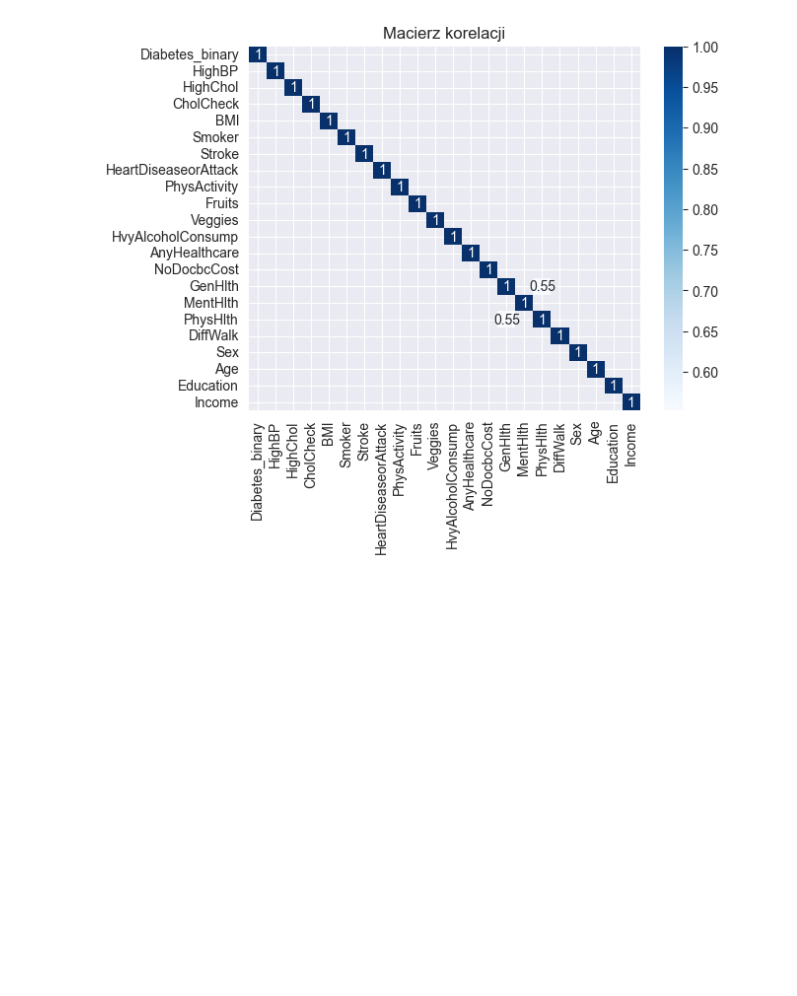
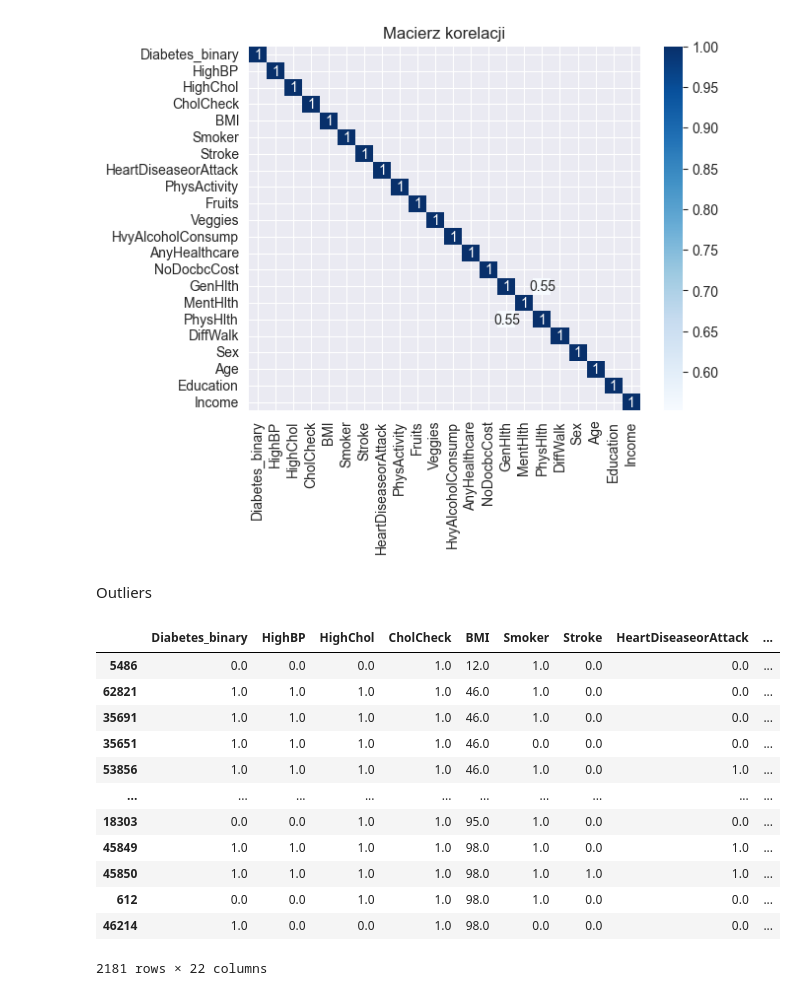
Before and after one commit to p0mona/diploma, a Jupyter notebook: main.ipynb, the cells around one changed output. Drawn from its saved outputs; the diff is of its cells as text; code cells hidden in the pictures; blank space fills up the shorter version.

```diff
--- a/main.ipynb
+++ b/main.ipynb
@@ -215,7 +215,32 @@ plt.show()
 # Dużej korelacji nie ma, ale trzeba zwracać uwagę na GenHlth-PhysHlth
 # %% [output]
 [figure]
+# %% [markdown]
+Outliers
 # %%
 # nic nie robię z outliers opróc BMI?
+# co ze skalowaniem i standaryzacja
 
-# co ze skalowaniem i standaryzacja
+Q1 = data['BMI'].quantile(0.25)
+Q3 = data['BMI'].quantile(0.75)
+IQR = Q3 - Q1
+
+low_limit = Q1 - 1.5 * IQR
+high_limit = Q3 + 1.5 * IQR
+
+outliers = data[(data['BMI'] < low_limit) | (data['BMI'] > high_limit)]
+outliers.sort_values(by='BMI')
+# %% [output]
+|  | Diabetes_binary | HighBP | HighChol | CholCheck | BMI | Smoker | Stroke | HeartDiseaseorAttack | ... |
+| 5486 | 0.0 | 0.0 | 0.0 | 1.0 | 12.0 | 1.0 | 0.0 | 0.0 | ... |
+| 62821 | 1.0 | 1.0 | 1.0 | 1.0 | 46.0 | 1.0 | 0.0 | 0.0 | ... |
+| 35691 | 1.0 | 1.0 | 1.0 | 1.0 | 46.0 | 1.0 | 0.0 | 0.0 | ... |
+| 35651 | 1.0 | 1.0 | 1.0 | 1.0 | 46.0 | 0.0 | 0.0 | 0.0 | ... |
+| 53856 | 1.0 | 1.0 | 1.0 | 1.0 | 46.0 | 1.0 | 0.0 | 1.0 | ... |
+| ... | ... | ... | ... | ... | ... | ... | ... | ... | ... |
+| 18303 | 0.0 | 0.0 | 1.0 | 1.0 | 95.0 | 1.0 | 0.0 | 0.0 | ... |
+| 45849 | 1.0 | 1.0 | 1.0 | 1.0 | 98.0 | 1.0 | 0.0 | 1.0 | ... |
+| 45850 | 1.0 | 1.0 | 1.0 | 1.0 | 98.0 | 1.0 | 1.0 | 1.0 | ... |
+| 612 | 0.0 | 0.0 | 1.0 | 1.0 | 98.0 | 1.0 | 0.0 | 0.0 | ... |
+| 46214 | 1.0 | 0.0 | 0.0 | 1.0 | 98.0 | 0.0 | 0.0 | 0.0 | ... |
+2181 rows × 22 columns
```
Also changed, not shown: parts of 2 cells of this notebook.
